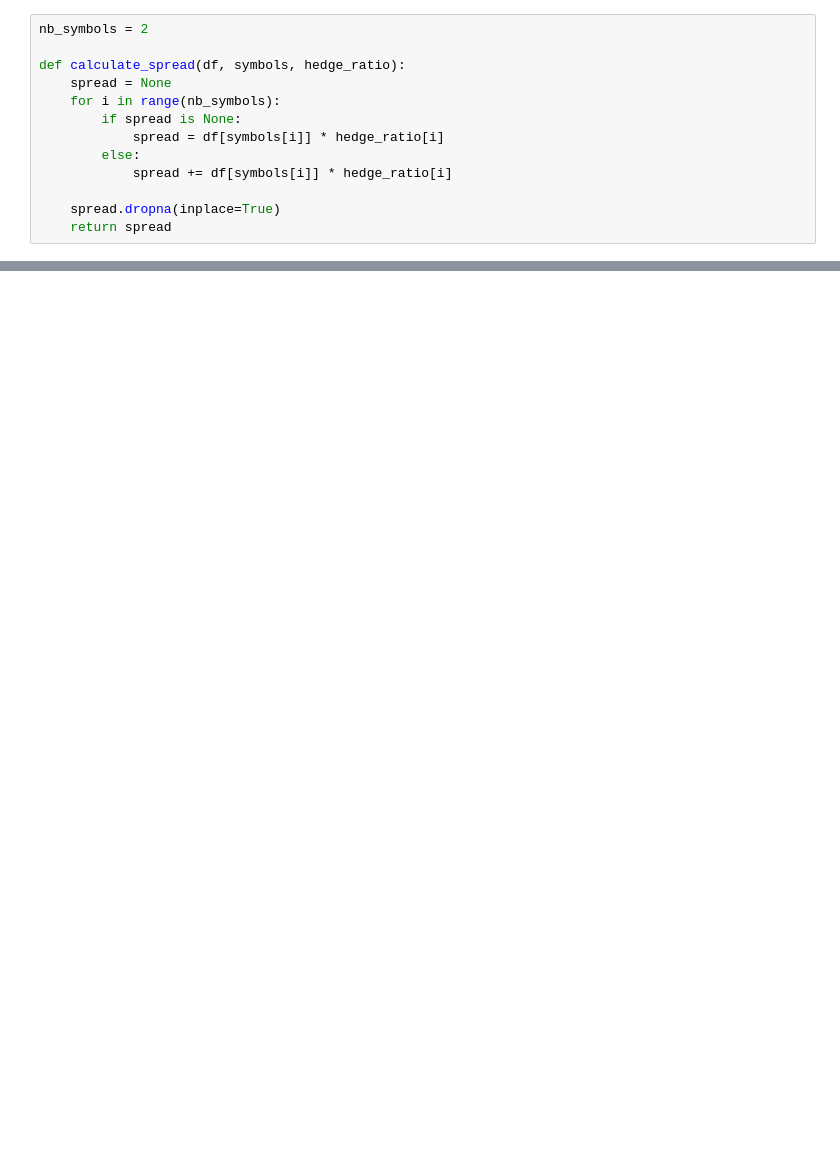
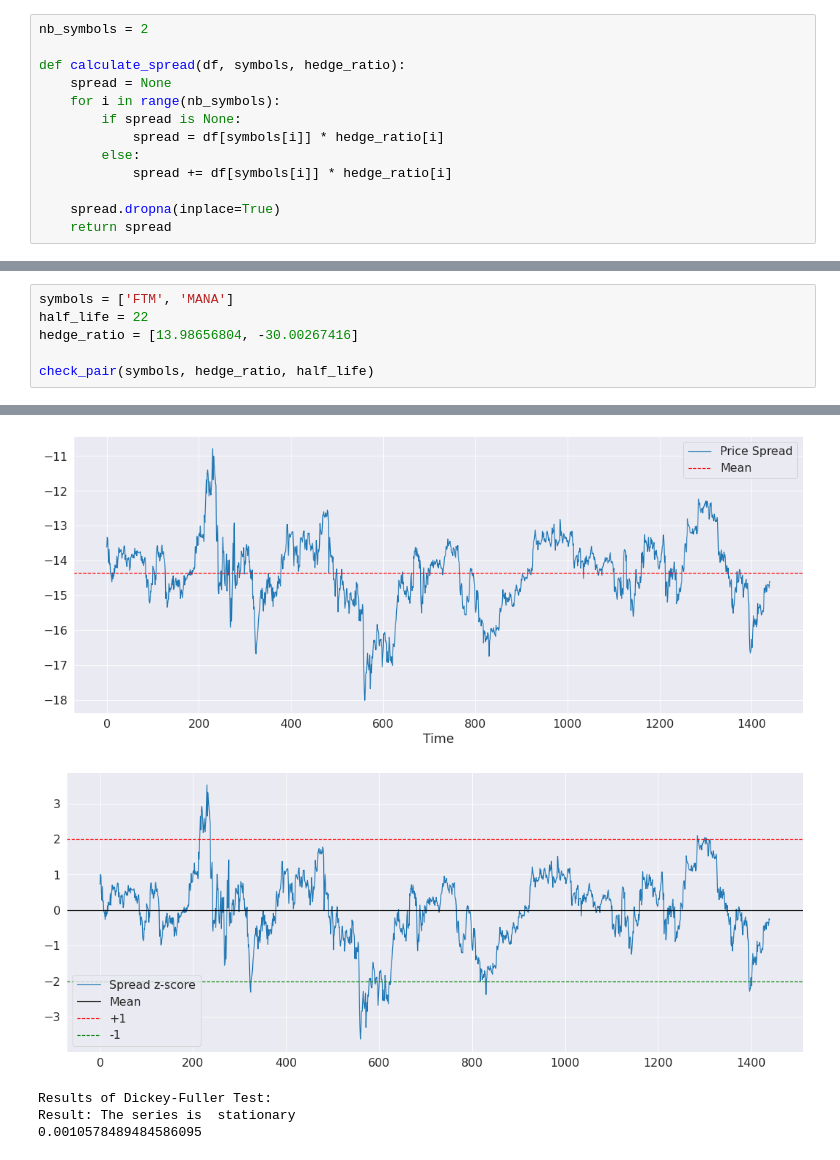
Before and after one commit to beannguyen/crypto-pair-trading, a Jupyter notebook: src/live/Check Pair with Hurst.ipynb, the cells around one changed output, grey strips where cells are left out. Cells and saved outputs as stored; diff of their text form; blank space fills up the shorter version.

```diff
--- a/src/live/Check Pair with Hurst.ipynb
+++ b/src/live/Check Pair with Hurst.ipynb
@@ -239,0 +194,7 @@ Result: The series is  stationary
+# %%
+symbols = ['FTM', 'MANA']
+half_life = 22
+hedge_ratio = [13.98656804, -30.00267416]
+
+check_pair(symbols, hedge_ratio, half_life)
+# %% [output]
@@ -239,0 +202,5 @@ Result: The series is  stationary
+[figure, added]
+[figure, added]
+Results of Dickey-Fuller Test:
+Result: The series is  stationary
+0.0010578489484586095
```
Also changed, not shown: parts of 7 cells of this notebook, 3 other files.
